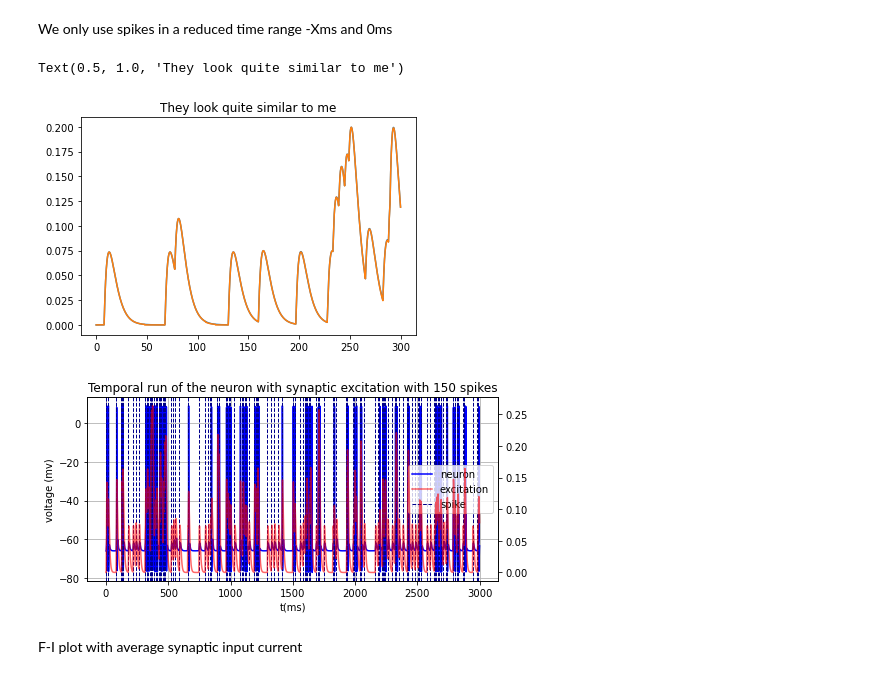
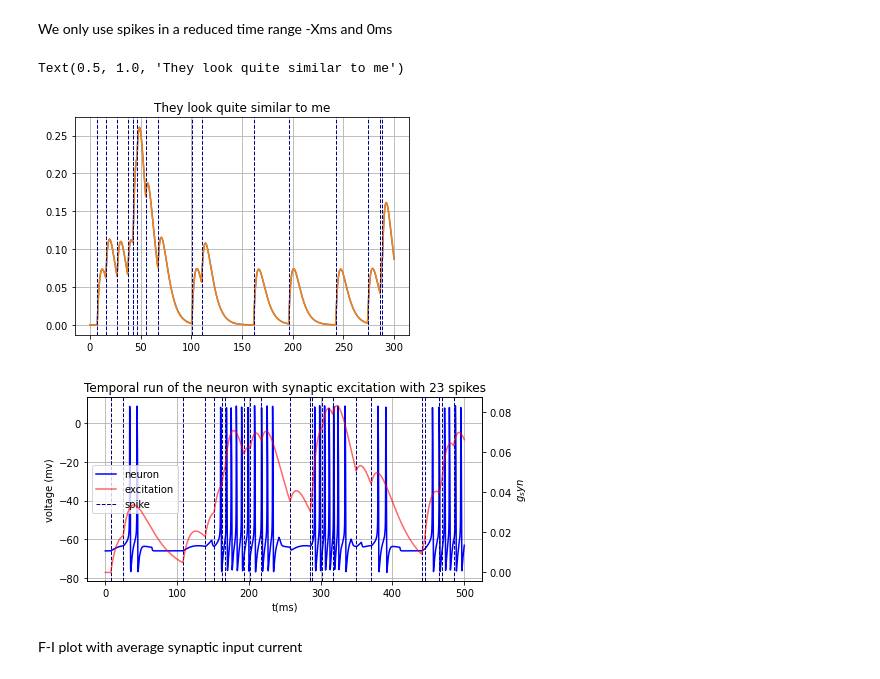
Before and after one commit to jaumecolomhernandez/mmb-mathneuroscience2, a Jupyter notebook: conductance-based-network.ipynb, the cells around one changed output. Drawn from its saved outputs; the diff is of its cells as text; code cells hidden in the pictures.

```diff
--- a/conductance-based-network.ipynb
+++ b/conductance-based-network.ipynb
@@ -398,11 +403,15 @@ for it, t in enumerate(time_span):
 # %%
 plt.plot(time_span, run1)
 plt.plot(time_span, run2)
+plt.grid()
+
+for t in train:
+    plt.axvline(x=t, color='darkblue', linestyle='dashed', linewidth=1, label='spike')
 
 plt.title("They look quite similar to me")
 # %% [output]
 Text(0.5, 1.0, 'They look quite similar to me')
-[figure, old version]
+[figure, new version]
 # %%
 #TODO: Compute RMSE per different X values
 # %%
@@ -426,51 +435,52 @@ def neuron(X, t, spikes):
     """ WRITE DOC """
     V, n = X
 
-    dVdt = (I - gl*(V-el) - gna*minf(V)*(V-ena) - gk*n*(V-ek) - 1*opt_gsyn(t, spikes)*(V-esyn))/C
+    dVdt = (0 - gl*(V-el) - gna*minf(V)*(V-ena) - gk*n*(V-ek) - 3*opt_gsyn(t, spikes)*(V-esyn))/C
     dndt = (ninf(V) - n)/taun
 
     return [dVdt, dndt]
+# %%
+d, n = 500, 4000
+time_span = np.linspace(0.0, d, n)
+spikes = spike_train(d, 50, d/n)
+
+mean = compute_syn_current(spikes, d, n)
+
+run, obs = odeint(partial(neuron, **{"spikes": spikes}), y0=[-66,0], t=time_span, full_output=1)
 # %%
-d, n = 3000, 30000
-time_span = np.linspace(0.0, d, n)
-spikes = spike_train(d, 50, d/n)
-
-mean = compute_syn_current(spikes, d, n)
-
-run, obs = odeint(partial(neuron, **{"spikes": spikes}), y0=[-66,0], t=time_span, full_output=1)
-
 fig, ax = plt.subplots(1, figsize=(7,3.5))
 
 # Plot neuron response
 l1, = ax.plot(time_span, run[:,0], c='b', label='neuron')
 
 # Plot spike lines
 for t in spikes:
     l3 = ax.axvline(x=t, color='darkblue', linestyle='dashed', linewidth=1, label='spike')
 
 # Create synaptic excitation
 results = np.zeros(time_span.shape[0])
 for it, t in enumerate(time_span):
     results[it] = (gsyn(t, spikes))
 
 # And plot it in secondary axes
 ax2 = ax.twinx()
+ax2.set(ylabel="$g_syn$")
 l2, = ax2.plot(time_span,results, c='r', alpha=0.6, label='excitation')
 
 ax.set(title=f"Temporal run of the neuron with synaptic excitation with {spikes.shape[0]} spikes",
    xlabel="t(ms)",
    ylabel="voltage (mv)",
    )
 ax.grid()
 
 lines = [l1,l2,l3]
 ax.legend(lines, [l.get_label() for l in lines])
 
 
 fig.tight_layout()
 fig.show()
 # %% [output]
-[figure, old version]
+[figure, new version]
 # %% [markdown]
 F-I plot with average synaptic input current
 # %%
```
Also changed, not shown: parts of 16 cells of this notebook, 4 other files.
